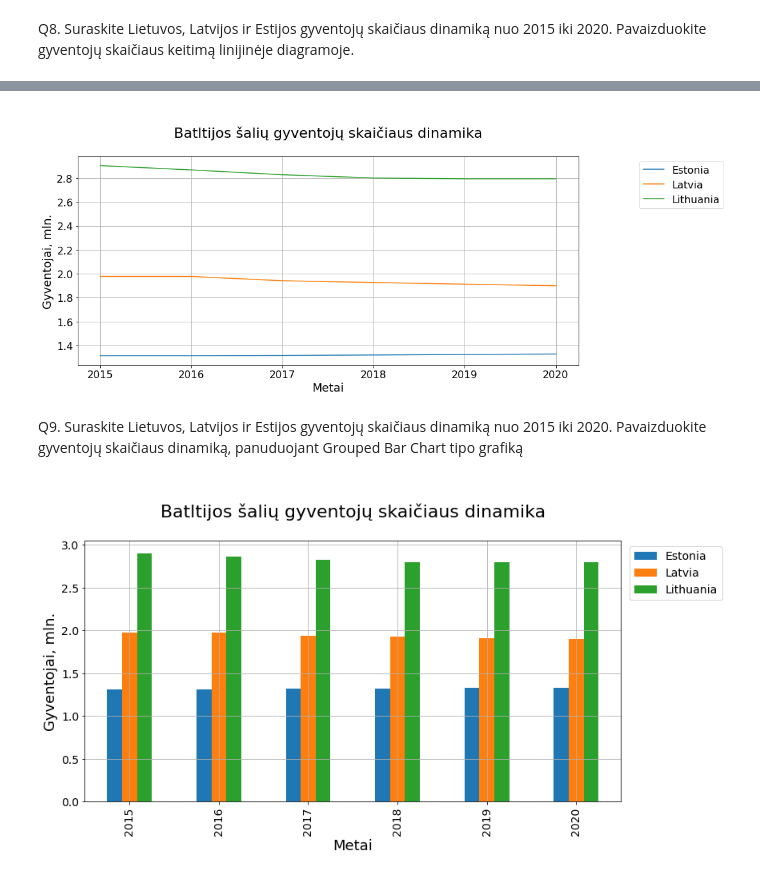
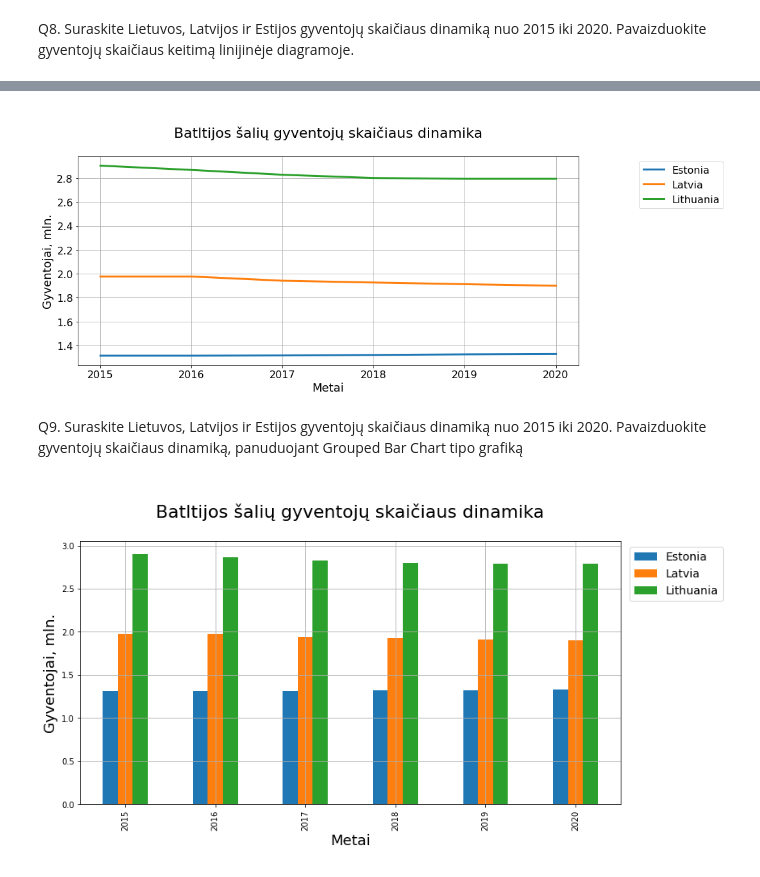
Before and after one commit to DovydasNorgaila/BalticStatesPopulation, a Jupyter notebook: Baltic_States_Population.ipynb, the cells around one changed output, grey strips where cells are left out. Drawn from its saved outputs; the diff is of its cells as text; code cells hidden in the pictures.

Commit message:
Major correction: df_baltic_population for Q8, Q9 has been corrected. Code for the plots Q8, Q9 have been corrected.

```diff
--- a/Baltic_States_Population.ipynb
+++ b/Baltic_States_Population.ipynb
@@ -107,4 +113,6 @@ df_baltic_population
 # %%
+# df_baltic_population DataFrame (Q8, Q9)
+
 Year = pd.Series(['2015', '2016', '2017', '2018', '2019', '2020'])
 Estonia_population = pd.Series([1.315, 1.315, 1.317, 1.321, 1.326, 1.329])
 Latvia_population = pd.Series([1.977, 1.977, 1.942, 1.927, 1.913, 1.900])
@@ -113,4 +121,4 @@ Lithuania_population = pd.Series([2.904, 2.868, 2.828, 2.801, 2.794, 2.794])
 df_baltic_population = pd.DataFrame({ 'Year': Year, 'Estonia': Estonia_population, 'Latvia': Latvia_population, 'Lithuania': Lithuania_population})
 df_baltic_population
 
-df_baltic_population.set_index('Year')
+df_baltic_population.set_index('Year', inplace=True)
@@ -126,6 +125,6 @@ df_baltic_population.set_index('Year')
 # %%
 fig, ax = plt.subplots(figsize=(14,6))
-df_baltic_population.plot(ax=ax)
+df_baltic_population.plot(ax=ax, linewidth=3)
 
 plt.title("\nBatltijos šalių gyventojų skaičiaus dinamika\n", fontsize = 22)
 plt.xlabel("Metai", fontsize = 18)
@@ -134,49 +133,26 @@ plt.ylabel("Gyventojai, mln.", fontsize = 18)
 plt.xticks(fontsize = 16)
 plt.yticks(fontsize = 16)
 
-labels = [item.get_text() for item in ax.get_xticklabels()]
-labels[1] = '2015'
-labels[2] = '2016'
-labels[3] = '2017'
-labels[4] = '2018'
-labels[5] = '2019'
-labels[6] = '2020'
-
-ax.set_xticklabels(labels)
-
 plt.legend(loc="upper right", fontsize = 16, bbox_to_anchor=(1.3, 1))
 
 plt.grid()
 plt.show()
 # %% [output]
-[figure, old version]
+[figure, new version]
 # %% [markdown]
 Q9. Suraskite Lietuvos, Latvijos ir Estijos gyventojų skaičiaus dinamiką nuo 2015 iki 2020. Pavaizduokite gyventojų skaičiaus dinamiką, panuduojant Grouped Bar Chart tipo grafiką
 # %%
 fig, ax = plt.subplots(figsize=(12,6))
 df_baltic_population.plot.bar(ax=ax)
 
 plt.title("\nBatltijos šalių gyventojų skaičiaus dinamika\n", fontsize = 22)
 plt.xlabel("Metai", fontsize = 18)
 plt.ylabel("Gyventojai, mln.", fontsize = 18)
 
-plt.xticks(fontsize = 14)
-plt.yticks(fontsize = 14)
-
-labels = [item.get_text() for item in ax.get_xticklabels()]
-labels[0] = '2015'
-labels[1] = '2016'
-labels[2] = '2017'
-labels[3] = '2018'
-labels[4] = '2019'
-labels[5] = '2020'
-
-ax.set_xticklabels(labels)
-
 plt.legend(loc="upper right", fontsize = 14, bbox_to_anchor=(1.2, 1))
 
 
 plt.grid()
 plt.show()
 # %% [output]
-[figure, old version]
+[figure, new version]
```
Also changed, not shown: parts of 5 cells of this notebook.
